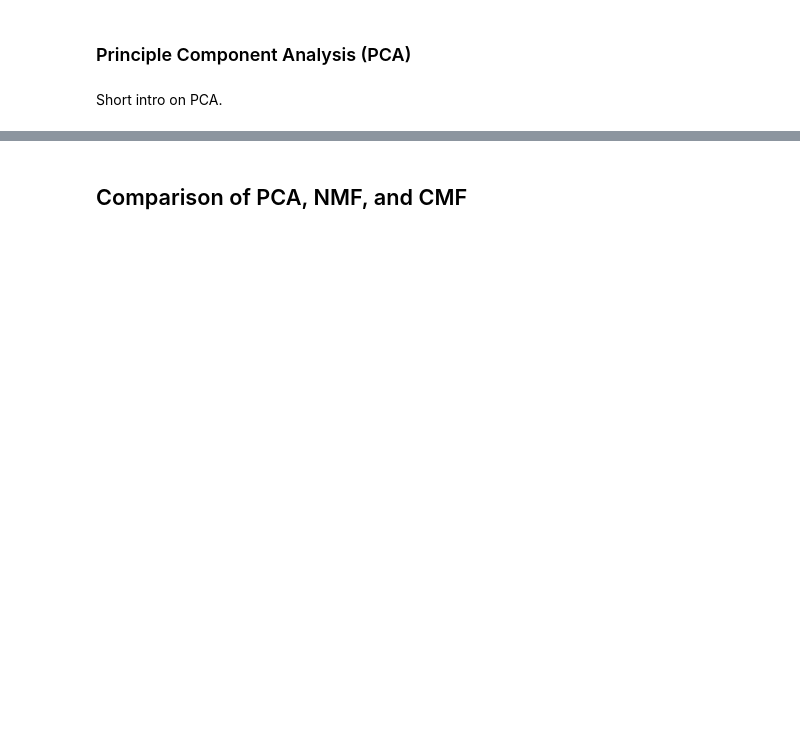
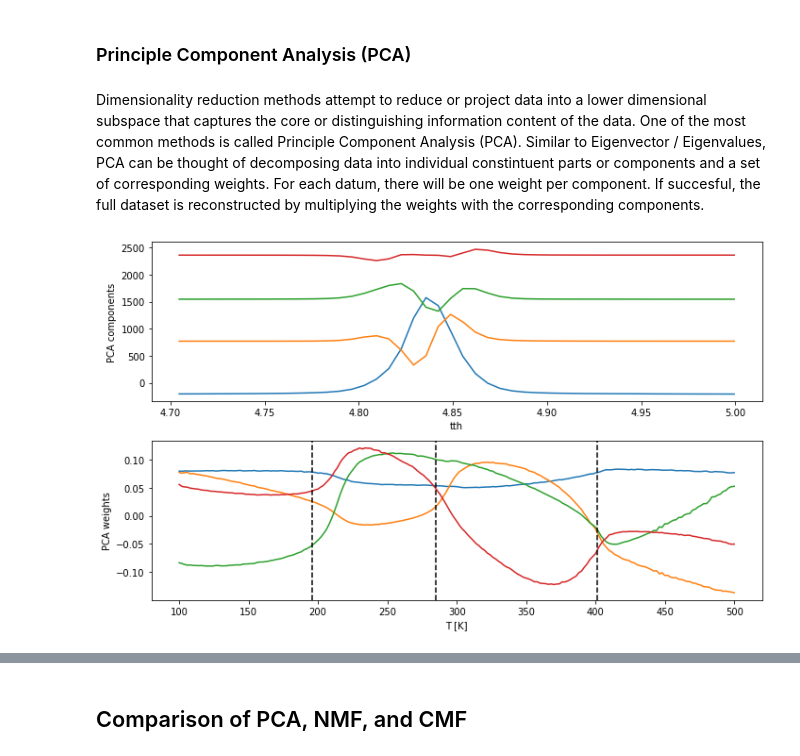
Before and after one commit to NSLS-II/um2022, a Jupyter notebook: unsupervised_PD.ipynb, the cells around one changed output, grey strips where cells are left out. Drawn from its saved outputs; the diff is of its cells as text; code cells hidden in the pictures; blank space fills up the shorter version.

```diff
--- a/unsupervised_PD.ipynb
+++ b/unsupervised_PD.ipynb
@@ -136,28 +167,32 @@ plt.ylabel('I [a.u.]');
 # %% [markdown]
 ### Principle Component Analysis (PCA)
 # %% [markdown]
-Short intro on PCA.
+Dimensionality reduction methods attempt to reduce or project data into a lower dimensional subspace that captures the core or distinguishing information content of the data. One of the most common methods is called Principle Component Analysis (PCA). Similar to Eigenvector / Eigenvalues, PCA can be thought of decomposing data into individual constintuent parts or components and a set of corresponding weights.  For each datum, there will be one weight per component.  If succesful, the full dataset is reconstructed by multiplying the weights with the corresponding components.
 # %%
 from sklearn.decomposition import PCA
 # %%
 pca = PCA(n_components=4)
+
 pca.fit(bto_data.loc[4.7:5,:])
+this_tth = np.array(bto_data.loc[4.7:5].index)
 # %%
-plt.figure()
+plt.figure(figsize=(10,6))
 
 pca_weights = pca.components_.T
 pca_comps = pca.fit_transform(bto_data.loc[4.7:5,:])
 
-rescale = pca_weights.max(axis=0)
-pca_weights /= rescale
-pca_comps*=rescale
+plt.subplot(211)
+for i in range(len(pca_comps.T)):
+    plt.plot(this_tth,pca_comps.T[i]+i*(pca_comps.max())*.5);
+plt.ylabel('PCA components');
+plt.xlabel('tth');
+plt.subplot(212)
+plt.plot(T_setpoints, pca_weights);
+plt.ylabel('PCA weights');
+for t in expected_Ttransitions:
+    plt.axvline(t,c='k',ls='--')
+plt.xlabel('T [K]');
 
-
-plt.subplot(211)
-plt.plot(T_setpoints, pca_weights);
-
-for t in expected_Ttransitions:
-    plt.plot((t,t),(0,1),c='k',ls='--')
-
-plt.subplot(212)
-plt.plot(pca_comps);
+plt.tight_layout()
+# %% [output]
+[figure, added]
```
Also changed, not shown: parts of 37 cells of this notebook, 1 other file.
